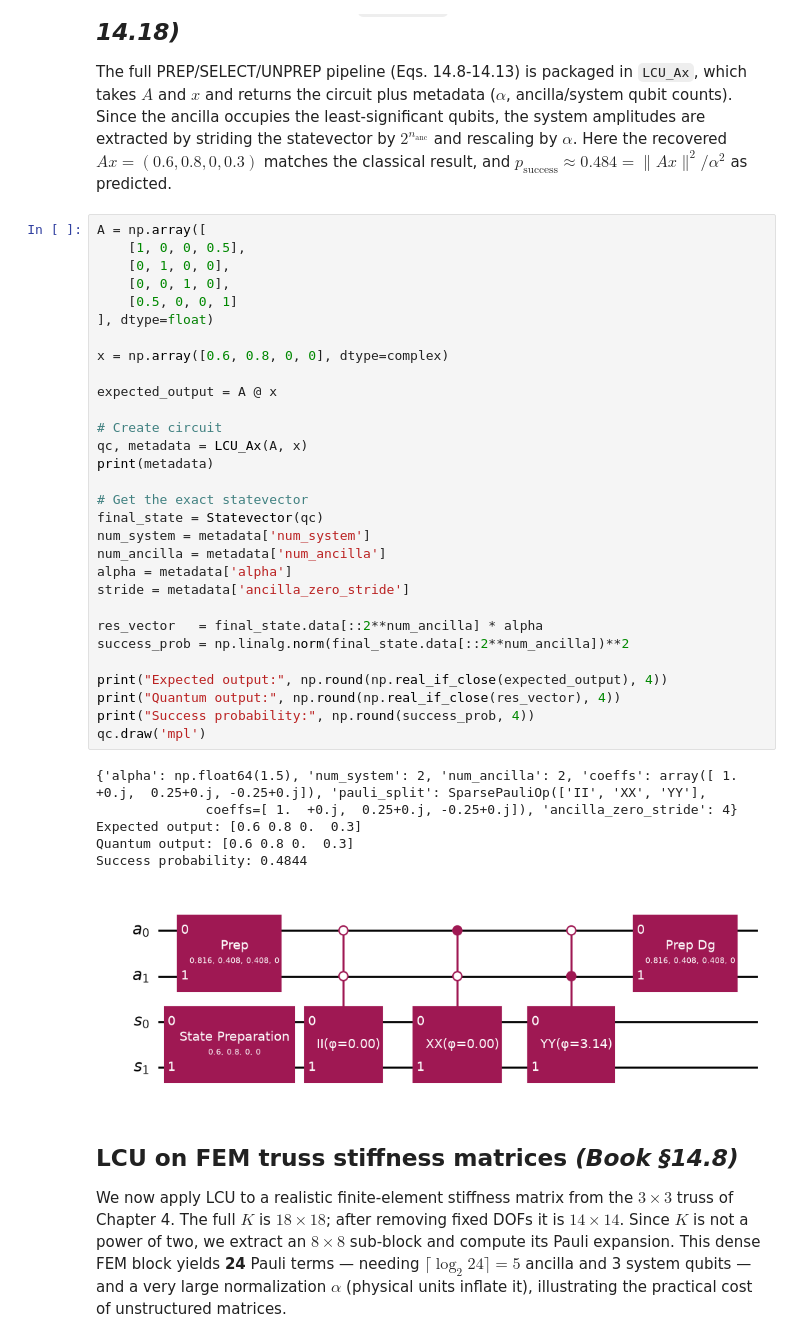
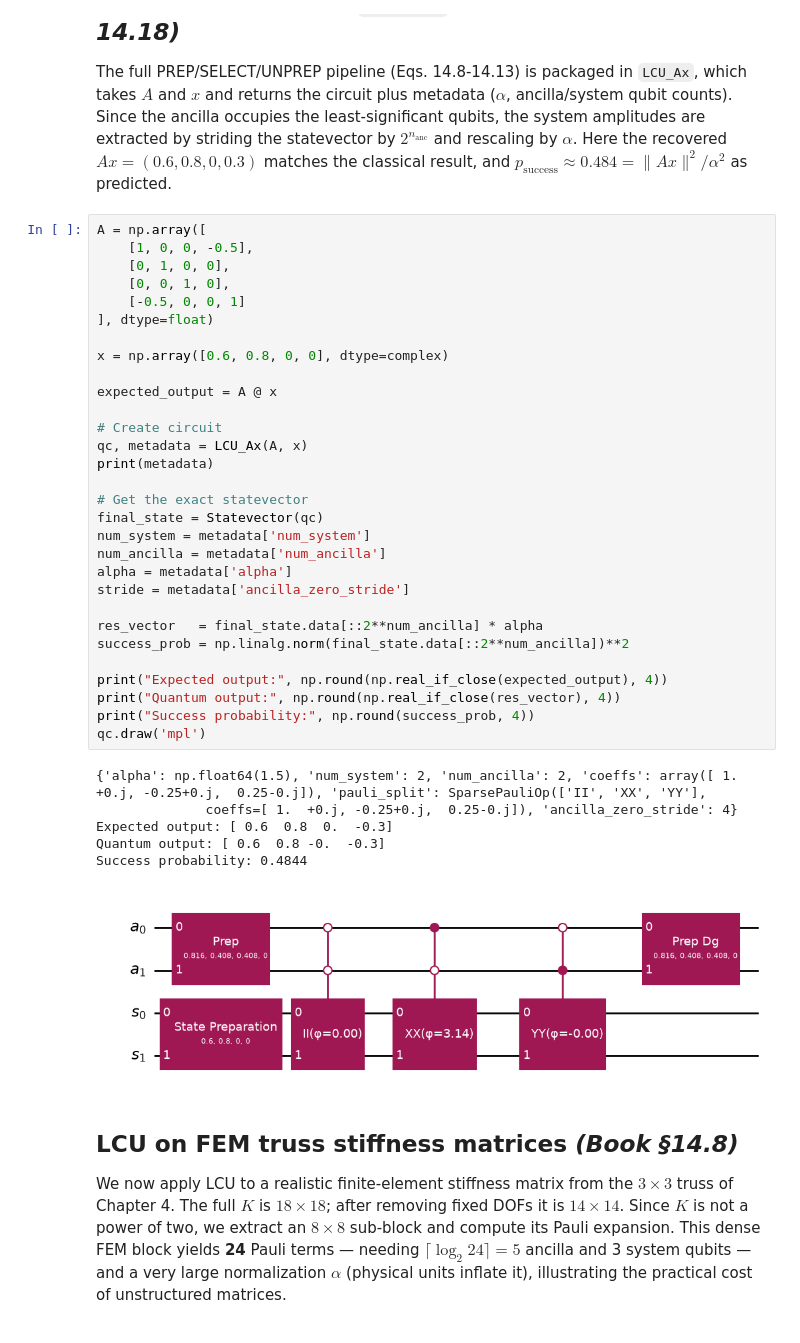
Before and after one commit to UW-ERSL/AppliedQC, a Jupyter notebook: Chapter14_MatrixEncoding_notebook.ipynb, the cells around one changed output. Saved outputs shown, nothing was run; the diff lists cells and outputs as text.

```diff
--- a/Chapter14_MatrixEncoding_notebook.ipynb
+++ b/Chapter14_MatrixEncoding_notebook.ipynb
@@ -599,41 +599,41 @@ by $2^{n_{\text{anc}}}$ and rescaling by $\alpha$. Here the recovered $Ax=(0.6,0
 classical result, and $p_{\text{success}}\approx0.484 = \|Ax\|^2/\alpha^2$ as predicted.
 # %%
 A = np.array([
-    [1, 0, 0, 0.5],
+    [1, 0, 0, -0.5],
     [0, 1, 0, 0],
     [0, 0, 1, 0],
-    [0.5, 0, 0, 1]
+    [-0.5, 0, 0, 1]
 ], dtype=float)
 
 x = np.array([0.6, 0.8, 0, 0], dtype=complex)
 
 expected_output = A @ x
 
 # Create circuit
 qc, metadata = LCU_Ax(A, x)
 print(metadata)
 
 # Get the exact statevector
 final_state = Statevector(qc)
 num_system = metadata['num_system']
 num_ancilla = metadata['num_ancilla']
 alpha = metadata['alpha']
 stride = metadata['ancilla_zero_stride']
 
 res_vector   = final_state.data[::2**num_ancilla] * alpha
 success_prob = np.linalg.norm(final_state.data[::2**num_ancilla])**2
 
 print("Expected output:", np.round(np.real_if_close(expected_output), 4))
 print("Quantum output:", np.round(np.real_if_close(res_vector), 4))
 print("Success probability:", np.round(success_prob, 4))
 qc.draw('mpl')
 # %% [output]
-{'alpha': np.float64(1.5), 'num_system': 2, 'num_ancilla': 2, 'coeffs': array([ 1.  +0.j,  0.25+0.j, -0.25+0.j]), 'pauli_split': SparsePauliOp(['II', 'XX', 'YY'],
-              coeffs=[ 1.  +0.j,  0.25+0.j, -0.25+0.j]), 'ancilla_zero_stride': 4}
-Expected output: [0.6 0.8 0.  0.3]
-Quantum output: [0.6 0.8 0.  0.3]
+{'alpha': np.float64(1.5), 'num_system': 2, 'num_ancilla': 2, 'coeffs': array([ 1.  +0.j, -0.25+0.j,  0.25-0.j]), 'pauli_split': SparsePauliOp(['II', 'XX', 'YY'],
+              coeffs=[ 1.  +0.j, -0.25+0.j,  0.25-0.j]), 'ancilla_zero_stride': 4}
+Expected output: [ 0.6  0.8  0.  -0.3]
+Quantum output: [ 0.6  0.8 -0.  -0.3]
 Success probability: 0.4844
-[figure, old version]
+[figure, new version]
 # %% [markdown]
 ## LCU on FEM truss stiffness matrices  *(Book §14.8)*
 
```
Also changed, not shown: parts of 26 cells of this notebook, 3 other files.
